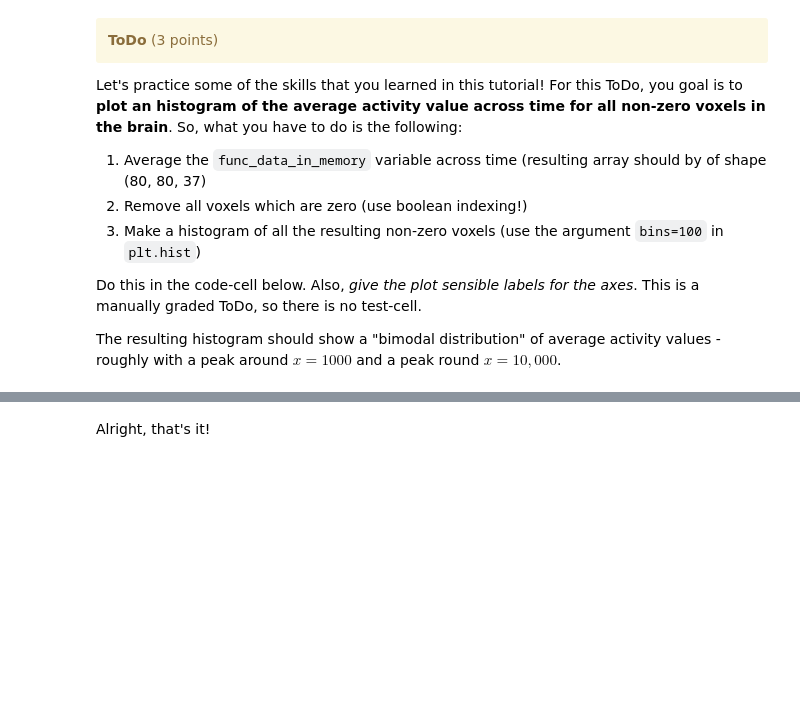
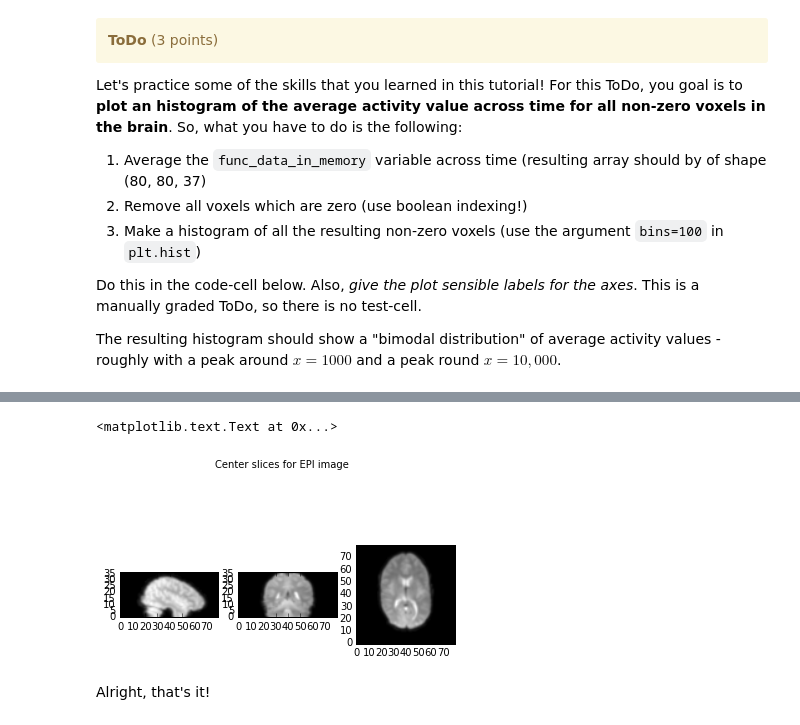
Before and after one commit to MCaviezel/python_workshop-Basel, a Jupyter notebook: python_tutorial.ipynb, the cells around one changed output, grey strips where cells are left out. Drawn from its saved outputs; the diff is of its cells as text; code cells hidden in the pictures; blank space fills up the shorter version.

```diff
--- a/python_tutorial.ipynb
+++ b/python_tutorial.ipynb
@@ -3169,2 +3286,18 @@ The resulting histogram should show a "bimodal distribution" of average activity
+# %%
+#Extra function to visualize
+
+import matplotlib.pyplot as plt
+def show_slices(slices):
+    fig, axes = plt.subplots(1, len(slices))
+    for i, slice in enumerate(slices):
+        axes[i].imshow(slice.T, cmap="gray", origin="lower")
+slice_0 = mean_img[26, :, :]
+slice_1 = mean_img[:, 30, :]
+slice_2 = mean_img[:, :, 16]
+show_slices([slice_0, slice_1, slice_2])
+plt.suptitle("Center slices for EPI image")
+# %% [output]
+<matplotlib.text.Text at 0x...>
+[figure, added]
 # %% [markdown]
 Alright, that's it!
```
Also changed, not shown: parts of 17 cells of this notebook.
